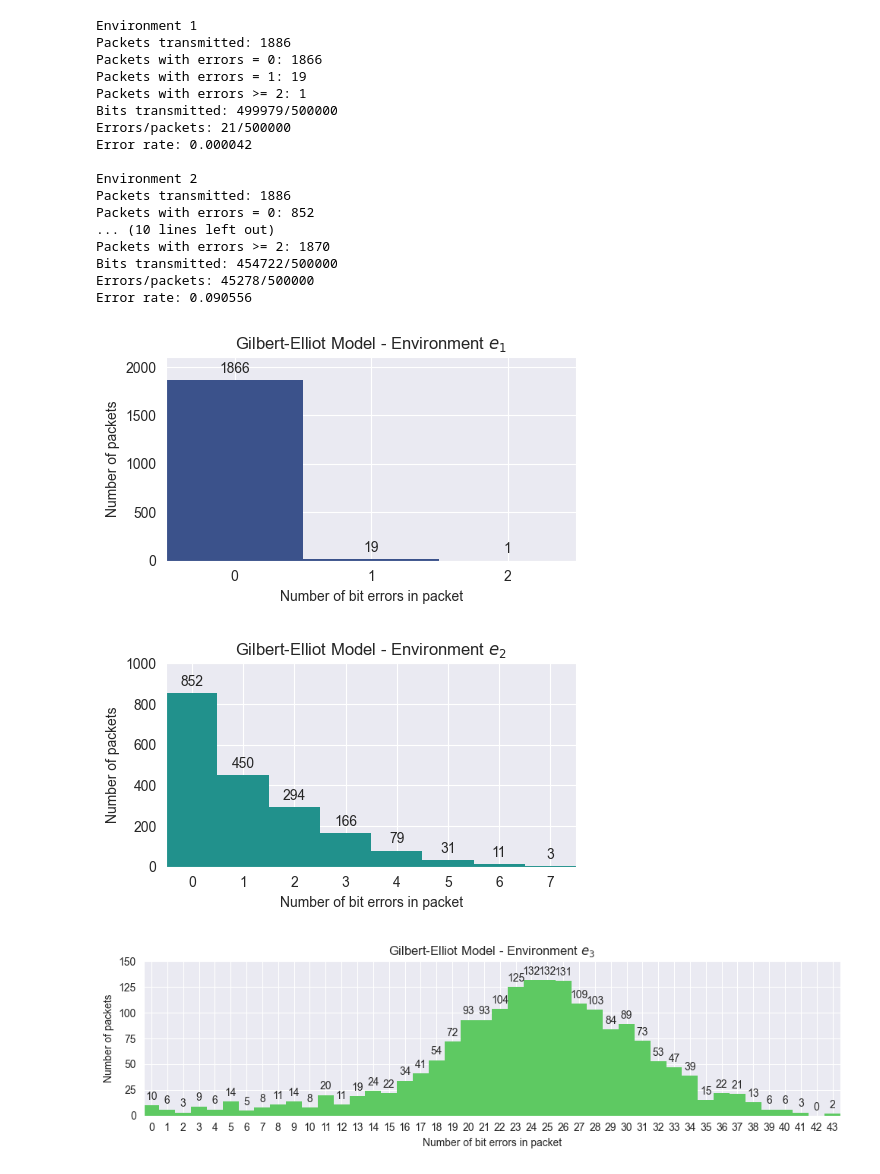
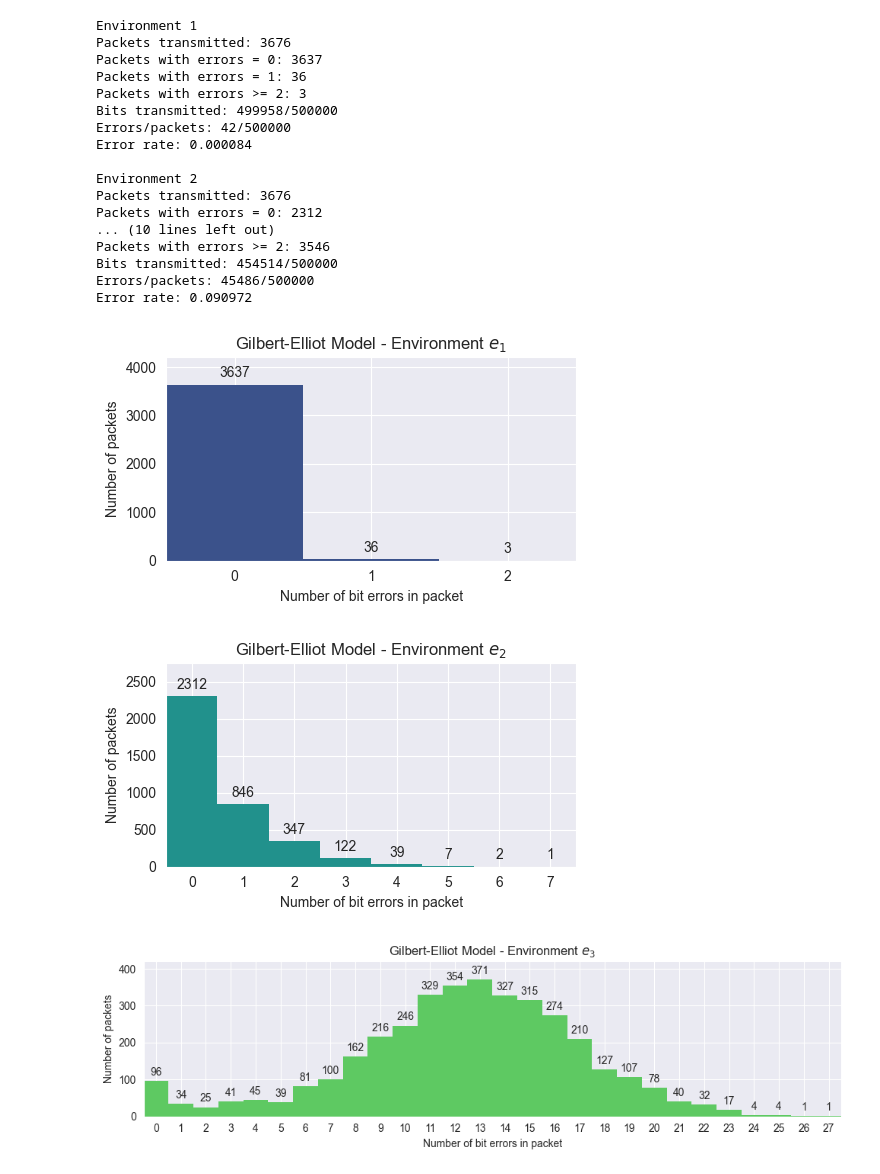
Before and after one commit to jens-hj/wsn-final-project, a Jupyter notebook: data/gilbert_elliot.ipynb, the cells around one changed output. Drawn from its saved outputs; the diff is of its cells as text; code cells hidden in the pictures.

```diff
--- a/data/gilbert_elliot.ipynb
+++ b/data/gilbert_elliot.ipynb
@@ -131,7 +131,7 @@ def gilbert_elliot(E: str = "e1"):
     state = "G"
 
     # Initialize packet size
-    packet_size = 265
+    packet_size = 136
     packet_count = 0
     packet_errors = 0
     packet_list = []
@@ -252,22 +252,22 @@ print(f"Errors/packets: {errors3}/{bits3}")
 print(f"Error rate: {errors3 / bits3:.6f}")
 # %% [output]
 Environment 1
-Packets transmitted: 1886
-Packets with errors = 0: 1866
-Packets with errors = 1: 19
-Packets with errors >= 2: 1
-Bits transmitted: 499979/500000
-Errors/packets: 21/500000
-Error rate: 0.000042
+Packets transmitted: 3676
+Packets with errors = 0: 3637
+Packets with errors = 1: 36
+Packets with errors >= 2: 3
+Bits transmitted: 499958/500000
+Errors/packets: 42/500000
+Error rate: 0.000084
 
 Environment 2
-Packets transmitted: 1886
-Packets with errors = 0: 852
+Packets transmitted: 3676
+Packets with errors = 0: 2312
 ... (10 lines left out)
-Packets with errors >= 2: 1870
-Bits transmitted: 454722/500000
-Errors/packets: 45278/500000
-Error rate: 0.090556
+Packets with errors >= 2: 3546
+Bits transmitted: 454514/500000
+Errors/packets: 45486/500000
+Error rate: 0.090972
 # %%
 # Plotting
 
@@ -298,7 +298,7 @@ def show_histogram(packet_list, title, filename, col, size=(5, 3)):
 # %%
 fig, ax = show_histogram(packet_list1, r"Gilbert-Elliot Model - Environment $e_1$", "gilbert_elliot_e1", cols[0])
 
-ax.set_ylim(0, 2100)
+ax.set_ylim(0, 4200)
 
 fig.tight_layout()
 plt.show()
@@ -307,11 +307,11 @@ plt.show()
 fig.savefig(fig_dir + "png/gilbert_elliot_e1" + ".png", dpi=300)
 fig.savefig(fig_dir + "pdf/gilbert_elliot_e1" + ".pdf")
 # %% [output]
-[figure, old version]
+[figure, new version]
 # %%
 fig, ax = show_histogram(packet_list2, r"Gilbert-Elliot Model - Environment $e_2$", "gilbert_elliot_e2", cols[1])
 
-ax.set_ylim(0, 1000)
+ax.set_ylim(0, 2750)
 
 fig.tight_layout()
 plt.show()
@@ -320,20 +320,20 @@ plt.show()
 fig.savefig(fig_dir + "png/gilbert_elliot_e2" + ".png", dpi=300)
 fig.savefig(fig_dir + "pdf/gilbert_elliot_e2" + ".pdf")
 # %% [output]
-[figure, old version]
+[figure, new version]
 # %%
 fig, ax = show_histogram(packet_list3, r"Gilbert-Elliot Model - Environment $e_3$", "gilbert_elliot_e3", cols[2], size=(10,3))
 
-ax.set_ylim(0, 150)
+ax.set_ylim(0, 420)
 
 fig.tight_layout()
 plt.show()
 
 # Save figure as png and pdf
 fig.savefig(fig_dir + "png/gilbert_elliot_e3" + ".png", dpi=300)
 fig.savefig(fig_dir + "pdf/gilbert_elliot_e3" + ".pdf")
 # %% [output]
-[figure, old version]
+[figure, new version]
 # %%
 packet_list1, packet_retransmissions1, packet_count1, bits1, errors1 = gilbert_elliot_retransmission(E="e1")
 packet_list2, packet_retransmissions2, packet_count2, bits2, errors2 = gilbert_elliot_retransmission(E="e2")
```
Also changed, not shown: parts of 4 cells of this notebook, 7 other files.
